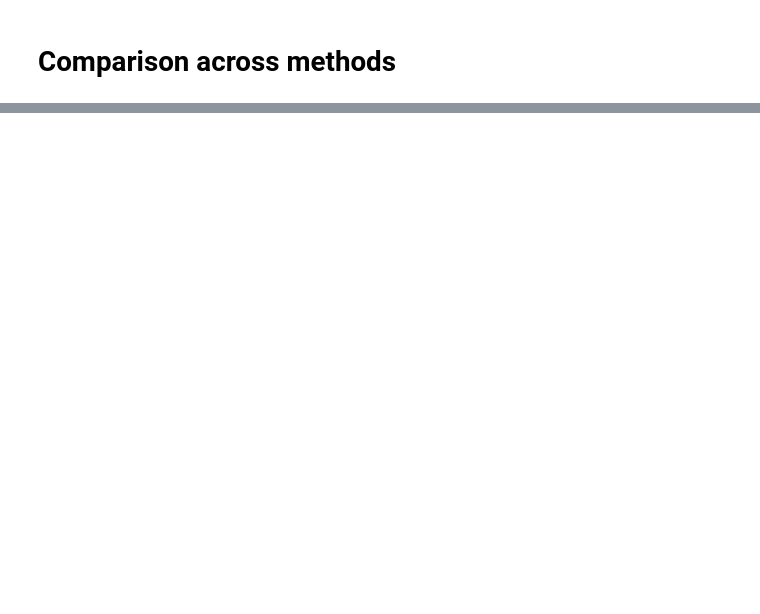
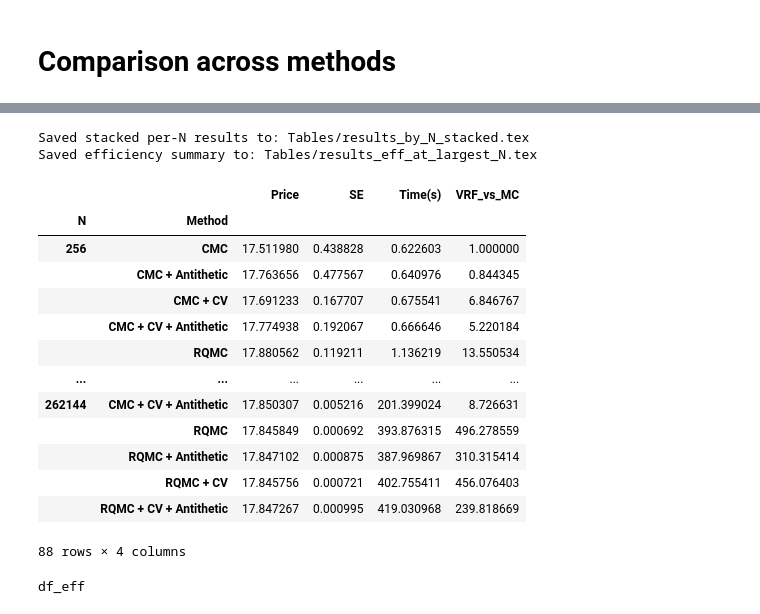
Before and after one commit to nicklasbusk/MonteCarlo-in-finance, a Jupyter notebook: Comp.ipynb, the cells around one changed output, grey strips where cells are left out. Cells and saved outputs as stored; diff of their text form; code cells hidden in the pictures; blank space fills up the shorter version.

```diff
--- a/Comp.ipynb
+++ b/Comp.ipynb
@@ -226,0 +251,60 @@ plt.show()
+# %%
+# Build stacked table with rows grouped by N then Method (MultiIndex)
+rows = []
+for idx, N in enumerate(N_values):
+    for name, prices, times, errs in methods:
+        price = float(prices[idx])
+        se = float(errs[idx])
+        t = float(times[idx])
+        # VRF = variance_MC / variance_method = (SE_MC^2) / (SE_method^2)
+        vrf = (errors_mc[idx] ** 2) / (se ** 2)
+        if not np.isfinite(vrf):
+            vrf = np.nan
+        rows.append({'N': N, 'Method': name, 'Price': price, 'SE': se, 'Time(s)': t, 'VRF_vs_MC': vrf})
+
+df_stacked = pd.DataFrame(rows).set_index(['N', 'Method']).sort_index()
+df_stacked = df_stacked.round(8)
+
+# Efficiency-at-largest-N summary (unchanged)
+rows_eff = []
+for name, prices, times, errs in methods:
+    se_last = float(np.array(errs, dtype=float)[-1])
+    t_last = float(np.array(times, dtype=float)[-1])
+    eff_last = (se_last ** 2) * t_last
+    rows_eff.append({'Method': name, 'Eff_last': eff_last})
+df_eff = pd.DataFrame(rows_eff).set_index('Method')
+df_eff['Eff_rel_to_CMC'] = df_eff['Eff_last'] / df_eff.loc['CMC', 'Eff_last']
+df_eff = df_eff.round(8)
+
+# Save tables
+csv_path_stacked = os.path.join(dir_Tables, 'results_by_N_stacked.tex')
+csv_path_eff = os.path.join(dir_Tables, 'results_eff_at_largest_N.tex')
+df_stacked.to_latex(csv_path_stacked)
+df_eff.to_latex(csv_path_eff)
+
+print(f"Saved stacked per-N results to: {csv_path_stacked}")
+print(f"Saved efficiency summary to: {csv_path_eff}")
+
+# Display stacked table
+df_stacked
+# %% [output]
+Saved stacked per-N results to: Tables/results_by_N_stacked.tex
+Saved efficiency summary to: Tables/results_eff_at_largest_N.tex
+|  |  | Price | SE | Time(s) | VRF_vs_MC |
+| N | Method |  |  |  |  |
+| 256 | CMC | 17.511980 | 0.438828 | 0.622603 | 1.000000 |
+|  | CMC + Antithetic | 17.763656 | 0.477567 | 0.640976 | 0.844345 |
+|  | CMC + CV | 17.691233 | 0.167707 | 0.675541 | 6.846767 |
+|  | CMC + CV + Antithetic | 17.774938 | 0.192067 | 0.666646 | 5.220184 |
+|  | RQMC | 17.880562 | 0.119211 | 1.136219 | 13.550534 |
+| ... | ... | ... | ... | ... | ... |
+| 262144 | CMC + CV + Antithetic | 17.850307 | 0.005216 | 201.399024 | 8.726631 |
+|  | RQMC | 17.845849 | 0.000692 | 393.876315 | 496.278559 |
+|  | RQMC + Antithetic | 17.847102 | 0.000875 | 387.969867 | 310.315414 |
+|  | RQMC + CV | 17.845756 | 0.000721 | 402.755411 | 456.076403 |
+|  | RQMC + CV + Antithetic | 17.847267 | 0.000995 | 419.030968 | 239.818669 |
+88 rows × 4 columns
+# %%
+print("df_eff")
+# %% [output]
+df_eff
```
Also changed, not shown: parts of 8 cells of this notebook, 20 other files.
